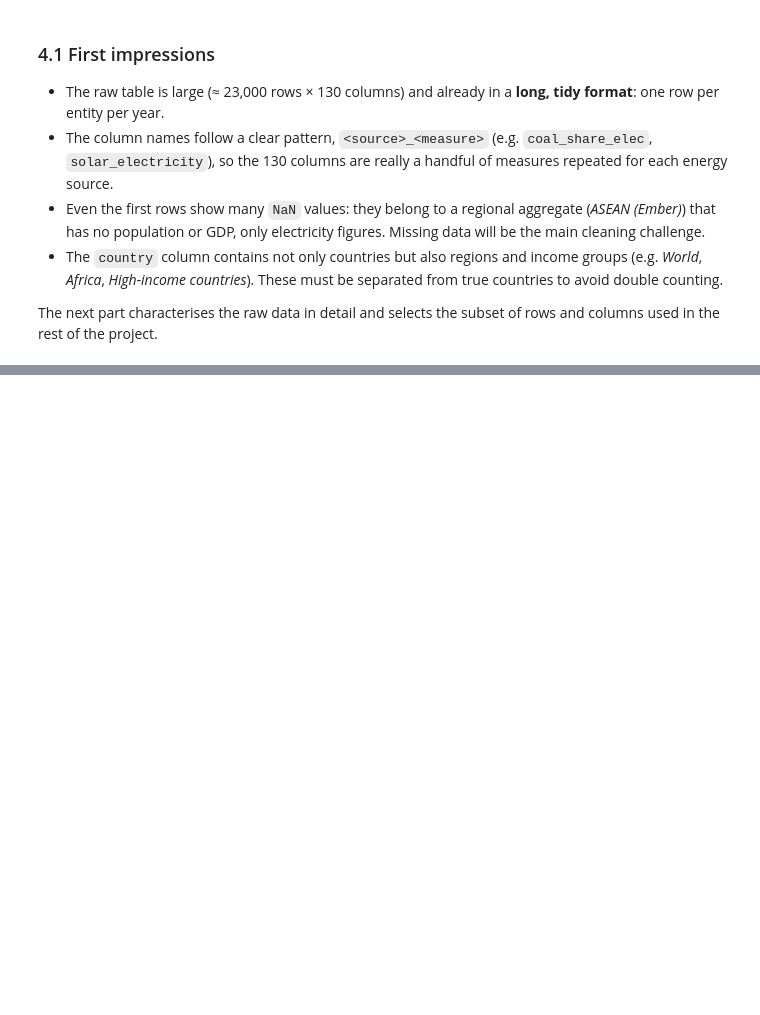
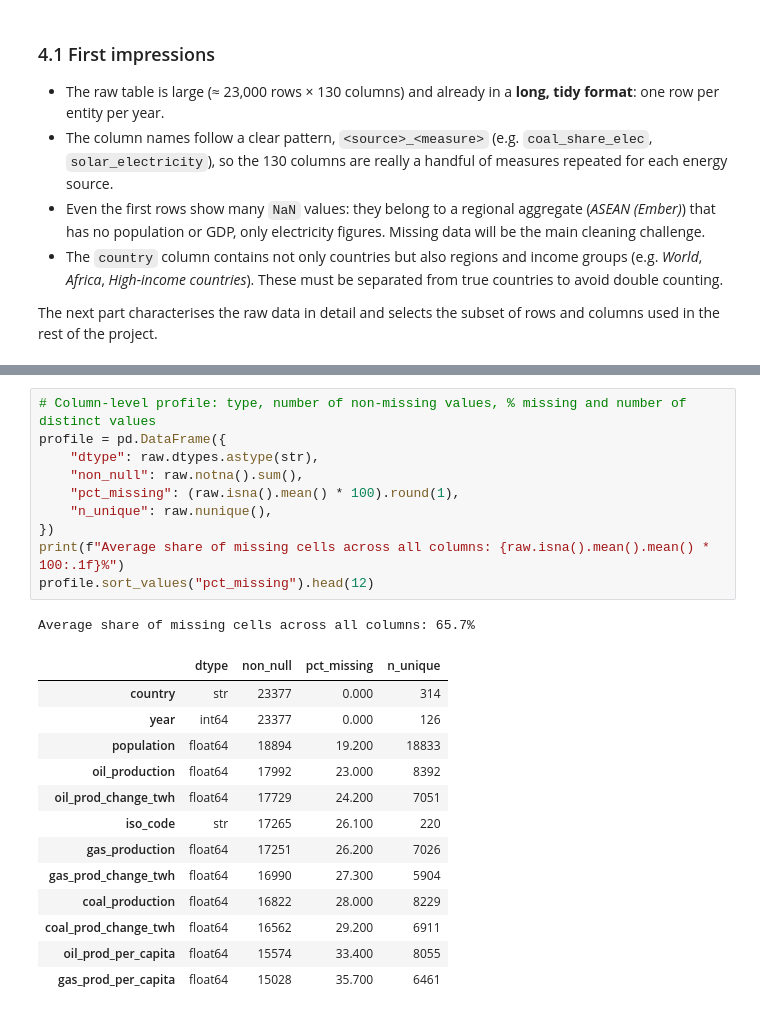
Before and after one commit to Md-Fahad2000/data_exploration_and_preparation_ca1, a Jupyter notebook: Energy_Transition_DEP.ipynb, the cells around one changed output, grey strips where cells are left out. Drawn from its saved outputs; the diff is of its cells as text; blank space fills up the shorter version.

```diff
--- a/Energy_Transition_DEP.ipynb
+++ b/Energy_Transition_DEP.ipynb
@@ -202,0 +228,25 @@ rest of the project.
+# %%
+# Column-level profile: type, number of non-missing values, % missing and number of distinct values
+profile = pd.DataFrame({
+    "dtype": raw.dtypes.astype(str),
+    "non_null": raw.notna().sum(),
+    "pct_missing": (raw.isna().mean() * 100).round(1),
+    "n_unique": raw.nunique(),
+})
+print(f"Average share of missing cells across all columns: {raw.isna().mean().mean() * 100:.1f}%")
+profile.sort_values("pct_missing").head(12)
+# %% [output]
+Average share of missing cells across all columns: 65.7%
+|  | dtype | non_null | pct_missing | n_unique |
+| country | str | 23377 | 0.000 | 314 |
+| year | int64 | 23377 | 0.000 | 126 |
+| population | float64 | 18894 | 19.200 | 18833 |
+| oil_production | float64 | 17992 | 23.000 | 8392 |
+| oil_prod_change_twh | float64 | 17729 | 24.200 | 7051 |
+| iso_code | str | 17265 | 26.100 | 220 |
+| gas_production | float64 | 17251 | 26.200 | 7026 |
+| gas_prod_change_twh | float64 | 16990 | 27.300 | 5904 |
+| coal_production | float64 | 16822 | 28.000 | 8229 |
+| coal_prod_change_twh | float64 | 16562 | 29.200 | 6911 |
+| oil_prod_per_capita | float64 | 15574 | 33.400 | 8055 |
+| gas_prod_per_capita | float64 | 15028 | 35.700 | 6461 |
```
Also changed, not shown: parts of 20 cells of this notebook, 1 other file.
